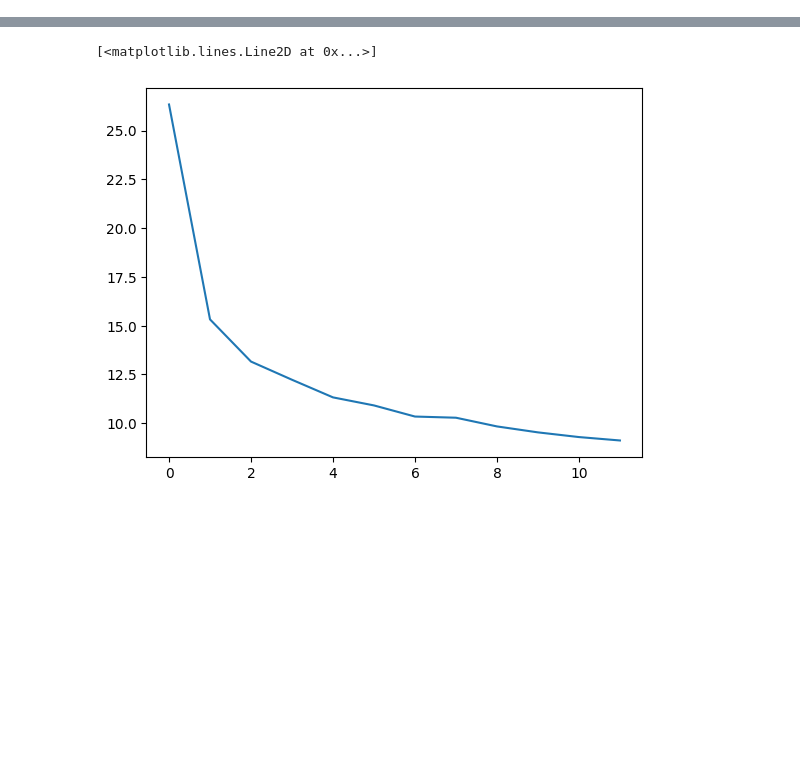
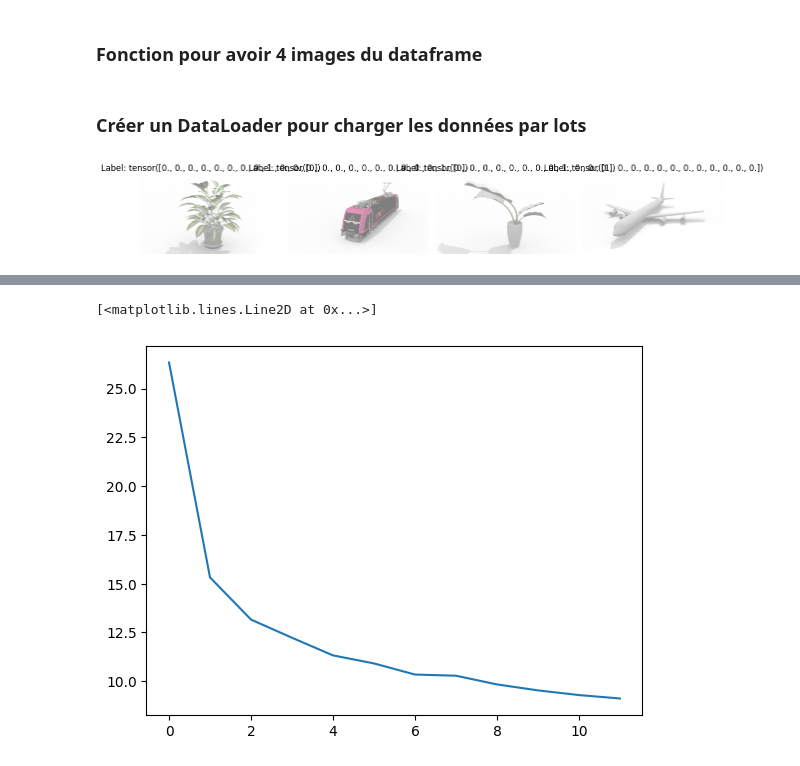
Before and after one commit to Stenaxo/RL_online_transfer, a Jupyter notebook: classification_linéaire.ipynb, the cells around one changed output, grey strips where cells are left out. Cells and saved outputs as stored; diff of their text form; code cells hidden in the pictures; blank space fills up the shorter version.

Commit message:
Normalisation et flatten

```diff
--- a/classification_linéaire.ipynb
+++ b/classification_linéaire.ipynb
@@ -26,0 +34,6 @@ plt.imshow(img.permute(1, 2, 0).numpy())
+# %%
+class AlphaChannelRemoval(object):
+    def __call__(self, img):
+        if img.mode == 'RGBA':
+            img = img.convert('RGB')
+        return img
@@ -26,0 +94,35 @@ plt.imshow(img.permute(1, 2, 0).numpy())
+# %% [markdown]
+### Fonction pour avoir 4 images du dataframe
+# %%
+def extrait(loader):
+    images, labels = next(iter(loader))
+
+    # Afficher les premières images du batch
+    num_images_to_display = 4
+    fig, axes = plt.subplots(1, num_images_to_display, figsize=(12, 3))
+    for i in range(num_images_to_display):
+        image = images[i]
+        label = labels[i]
+
+        # Convertir l'image en ndarray et inverser la normalisation
+        img_np = image.numpy()
+        img_np = img_np.transpose((1, 2, 0))
+        img_np = img_np * 0.5 + 0.5
+
+        # Afficher l'image avec l'étiquette correspondante
+        axes[i].imshow(img_np)
+        axes[i].set_title(f"Label: {label}")
+        axes[i].axis('off')
+
+    plt.tight_layout()
+    plt.show()
+# %% [markdown]
+### Créer un DataLoader pour charger les données par lots
+# %%
+batch_size = 64
+df_train = CustomDataset(image_paths, labels, transform=transform)
+trainloader = DataLoader(df_train, batch_size=batch_size, shuffle=True)
+# %%
+extrait(trainloader)
+# %% [output]
+[figure, added]
```
Also changed, not shown: parts of 40 cells of this notebook, 2 other files.
